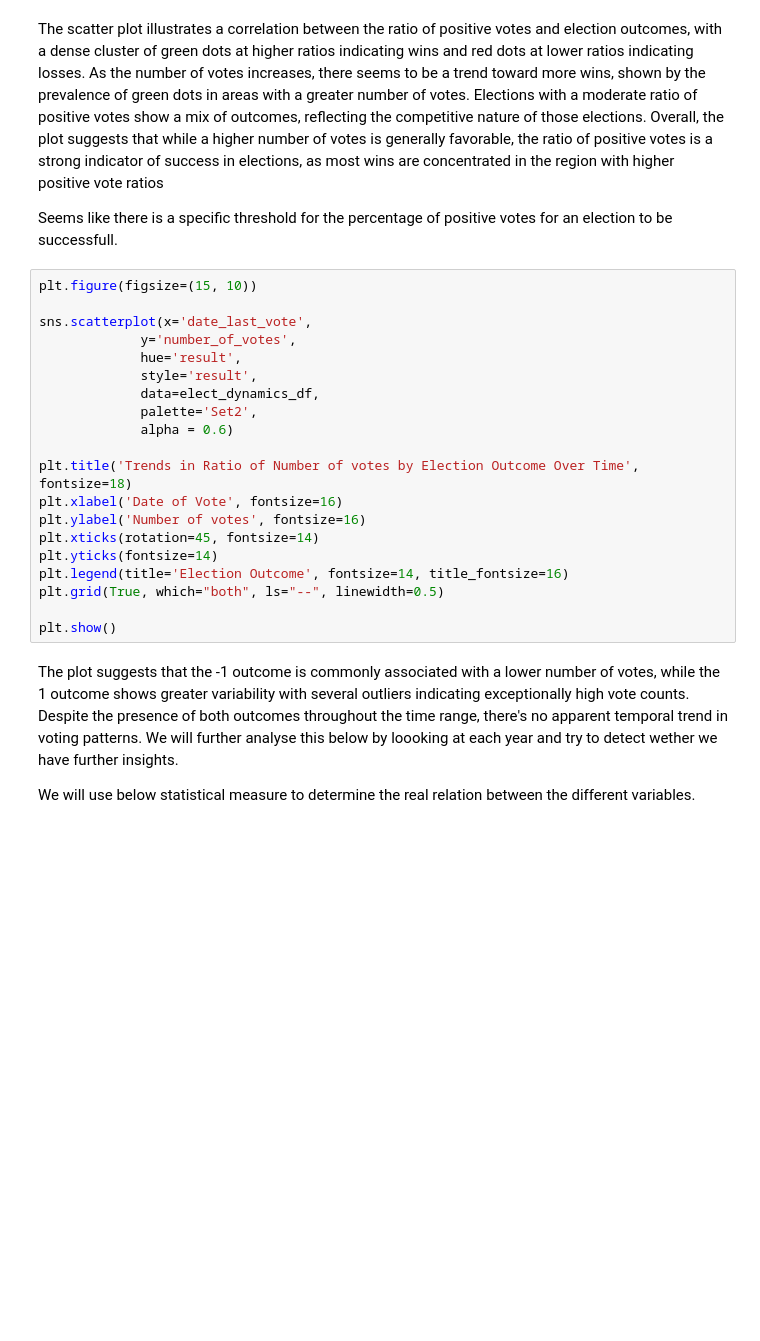
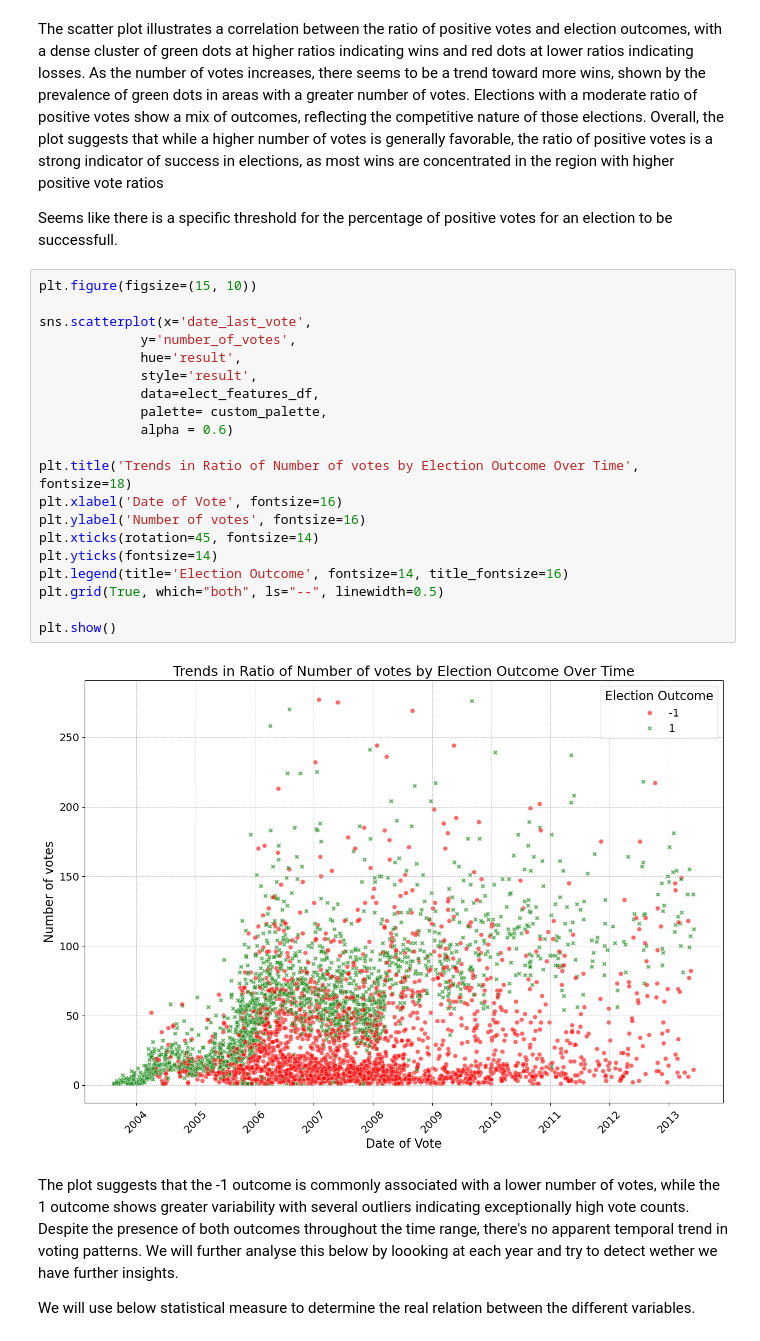
Before and after one commit to epfl-ada/ada-2023-project-thedatafreaks, a Jupyter notebook: notebooks/main_notebook.ipynb, the cells around one changed output. Drawn from its saved outputs; the diff is of its cells as text; blank space fills up the shorter version.

```diff
--- a/notebooks/main_notebook.ipynb
+++ b/notebooks/main_notebook.ipynb
@@ -534,23 +746,25 @@ Seems like there is a specific threshold for the percentage of positive votes fo
 # %%
 plt.figure(figsize=(15, 10))
 
 sns.scatterplot(x='date_last_vote',
              y='number_of_votes',
              hue='result',
              style='result',
-             data=elect_dynamics_df,
-             palette='Set2',
+             data=elect_features_df,
+             palette= custom_palette,
              alpha = 0.6)
 
 plt.title('Trends in Ratio of Number of votes by Election Outcome Over Time', fontsize=18)
 plt.xlabel('Date of Vote', fontsize=16)
 plt.ylabel('Number of votes', fontsize=16)
 plt.xticks(rotation=45, fontsize=14)
 plt.yticks(fontsize=14)
 plt.legend(title='Election Outcome', fontsize=14, title_fontsize=16)
 plt.grid(True, which="both", ls="--", linewidth=0.5)
 
 plt.show()
+# %% [output]
+[figure, added]
 # %% [markdown]
 The plot suggests that the -1 outcome is commonly associated with a lower number of votes, while the 1 outcome shows greater variability with several outliers indicating exceptionally high vote counts. Despite the presence of both outcomes throughout the time range, there's no apparent temporal trend in voting patterns. We will further analyse this below by loooking at each year and try to detect wether we have further insights.
 
```
Also changed, not shown: parts of 54 cells of this notebook.
